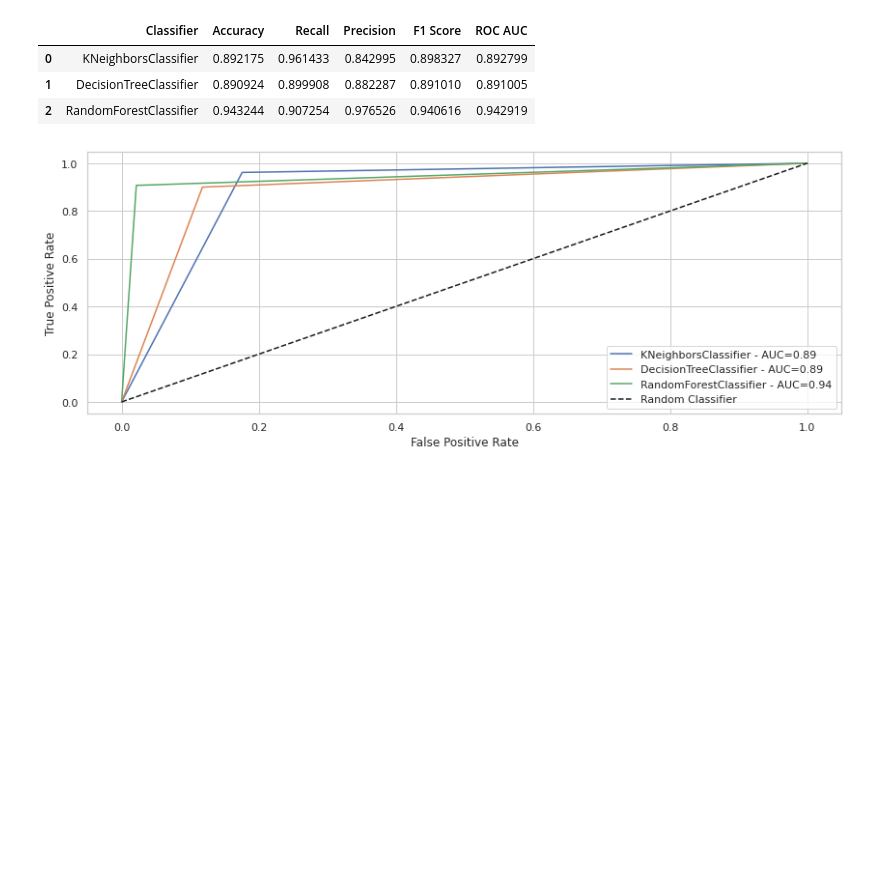
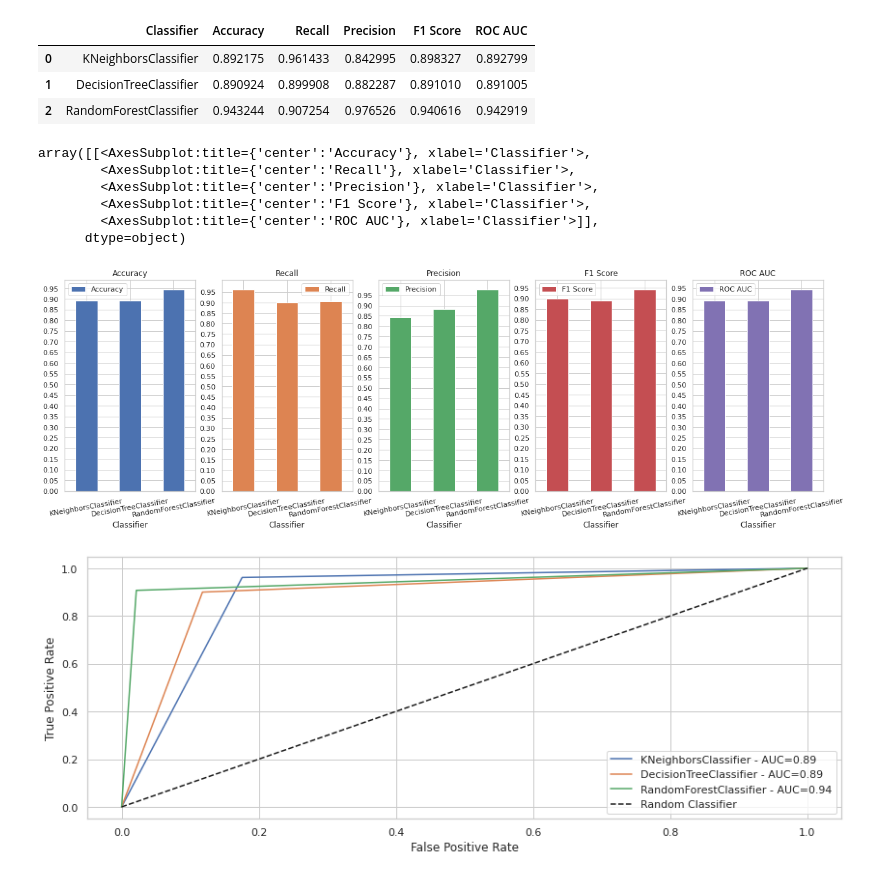
Before and after one commit to valkiss024/credit-risk-analysis, a Jupyter notebook: Credit Analysis.ipynb, the cells around one changed output. Drawn from its saved outputs; the diff is of its cells as text; code cells hidden in the pictures; blank space fills up the shorter version.

Commit message:
Added plotting for evaluation following SMOTE

```diff
--- a/Credit Analysis.ipynb
+++ b/Credit Analysis.ipynb
@@ -922,6 +914,17 @@ models_balanced_evaluation_df
 | 0 | KNeighborsClassifier | 0.892175 | 0.961433 | 0.842995 | 0.898327 | 0.892799 |
 | 1 | DecisionTreeClassifier | 0.890924 | 0.899908 | 0.882287 | 0.891010 | 0.891005 |
 | 2 | RandomForestClassifier | 0.943244 | 0.907254 | 0.976526 | 0.940616 | 0.942919 |
+# %%
+models_balanced_evaluation_df.plot.bar(x='Classifier', subplots=True, figsize=(21, 6), layout=(1,5), rot=10,
+                                       yticks=np.arange(0, 1, 0.05))
+# %% [output]
+array([[<AxesSubplot:title={'center':'Accuracy'}, xlabel='Classifier'>,
+        <AxesSubplot:title={'center':'Recall'}, xlabel='Classifier'>,
+        <AxesSubplot:title={'center':'Precision'}, xlabel='Classifier'>,
+        <AxesSubplot:title={'center':'F1 Score'}, xlabel='Classifier'>,
+        <AxesSubplot:title={'center':'ROC AUC'}, xlabel='Classifier'>]],
+      dtype=object)
+[figure, added]
 # %%
 roc_results = get_roc_results(models_and_predictions)
 plot_roc_curve(roc_results)
```
Also changed, not shown: parts of 2 cells of this notebook.
